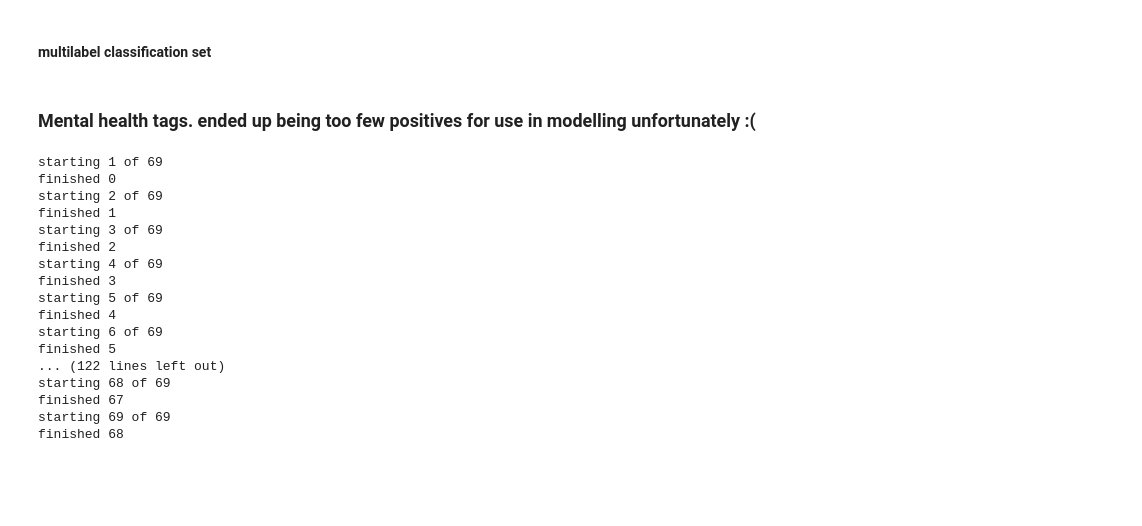
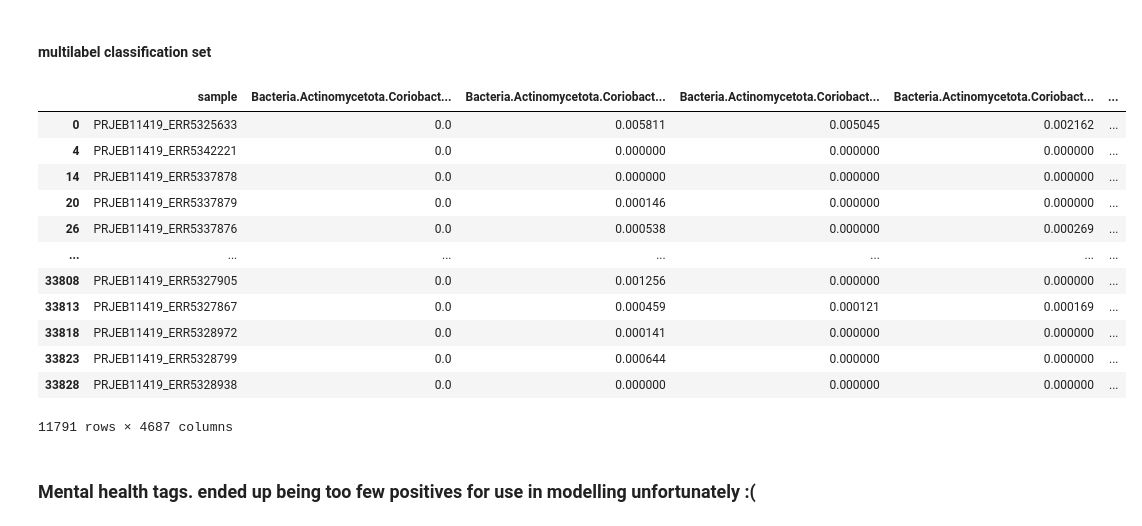
Before and after one commit to helloimfrei/gut-atlas, a Jupyter notebook: notebooks/create_datasets.ipynb, the cells around one changed output. Cells and saved outputs as stored; diff of their text form; code cells hidden in the pictures; blank space fills up the shorter version.

```diff
--- a/notebooks/create_datasets.ipynb
+++ b/notebooks/create_datasets.ipynb
@@ -94,6 +96,22 @@ gi_training.to_parquet('../data/processed/gi_binary_training.parquet')
 #### multilabel classification set
 # %%
 merged_gi = pd.read_parquet('../data/interim/filtered_and_merged/gi_microbiomes_merged.parquet')
+# %%
+merged_gi.drop_duplicates('sample')
+# %% [output]
+|  | sample | Bacteria.Actinomycetota.Coriobact... | Bacteria.Actinomycetota.Coriobact... | Bacteria.Actinomycetota.Coriobact... | Bacteria.Actinomycetota.Coriobact... | ... |
+| 0 | PRJEB11419_ERR5325633 | 0.0 | 0.005811 | 0.005045 | 0.002162 | ... |
+| 4 | PRJEB11419_ERR5342221 | 0.0 | 0.000000 | 0.000000 | 0.000000 | ... |
+| 14 | PRJEB11419_ERR5337878 | 0.0 | 0.000000 | 0.000000 | 0.000000 | ... |
+| 20 | PRJEB11419_ERR5337879 | 0.0 | 0.000146 | 0.000000 | 0.000000 | ... |
+| 26 | PRJEB11419_ERR5337876 | 0.0 | 0.000538 | 0.000000 | 0.000269 | ... |
+| ... | ... | ... | ... | ... | ... | ... |
+| 33808 | PRJEB11419_ERR5327905 | 0.0 | 0.001256 | 0.000000 | 0.000000 | ... |
+| 33813 | PRJEB11419_ERR5327867 | 0.0 | 0.000459 | 0.000121 | 0.000169 | ... |
+| 33818 | PRJEB11419_ERR5328972 | 0.0 | 0.000141 | 0.000000 | 0.000000 | ... |
+| 33823 | PRJEB11419_ERR5328799 | 0.0 | 0.000644 | 0.000000 | 0.000000 | ... |
+| 33828 | PRJEB11419_ERR5328938 | 0.0 | 0.000000 | 0.000000 | 0.000000 | ... |
+11791 rows × 4687 columns
 # %%
 normalized_gi_tags = normalize_multilabel_gi_tags(merged_gi)
 merged_gi_normalized = pd.merge(left = merged_gi.drop(columns=['tag','value']), right= normalized_gi_tags, on = 'sample', how = 'left')
@@ -182,32 +205,3 @@ mental_health_merged.value = mental_health_merged.value.map(value_mapping)
 mental_health_merged = (mental_health_merged[~((mental_health_merged.tag == -1) | (mental_health_merged.value == -1))]
                         .dropna(how='any')
                         .reset_index(drop=True))
-# %%
-import os
-import pandas as pd
-merged = pd.DataFrame()
-batch_dir = os.listdir('../data/interim/regional_data/')
-for idx,batch in enumerate(batch_dir):
-    print('starting',idx+1,'of',len(batch_dir))
-    df = pd.read_parquet(f'../data/interim/regional_data/{batch}')
-    merged = pd.concat([merged,df[['tag','value']]],ignore_index=True)
-    del df
-    print('finished',idx+1)
-# %% [output]
-starting 1 of 69
-finished 0
-starting 2 of 69
-finished 1
-starting 3 of 69
-finished 2
-starting 4 of 69
-finished 3
-starting 5 of 69
-finished 4
-starting 6 of 69
-finished 5
-... (122 lines left out)
-starting 68 of 69
-finished 67
-starting 69 of 69
-finished 68
```
Also changed, not shown: parts of 13 cells of this notebook, 11 other files.
